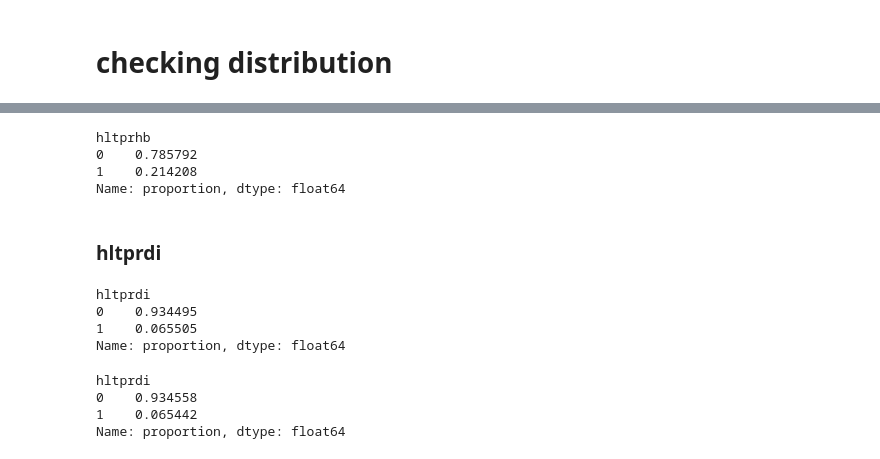
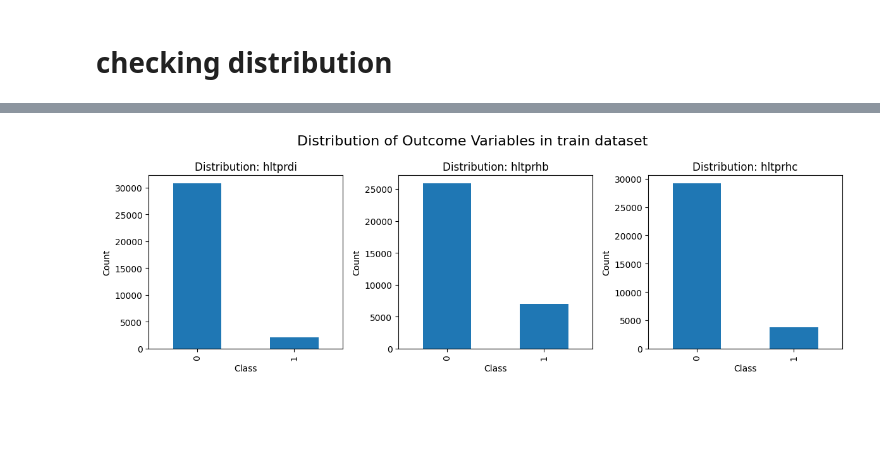
Before and after one commit to Dyretna/cf_bench, a Jupyter notebook: data/train_test_split.ipynb, the cells around one changed output, grey strips where cells are left out. Cells and saved outputs as stored; diff of their text form; code cells hidden in the pictures; blank space fills up the shorter version.

```diff
--- a/data/train_test_split.ipynb
+++ b/data/train_test_split.ipynb
@@ -194,23 +166,23 @@ Name: proportion, dtype: float64
-# %%
-test_df["hltprhb"].value_counts(normalize=True)
-# %% [output]
-hltprhb
-0    0.785792
-1    0.214208
-Name: proportion, dtype: float64
-# %% [markdown]
-### hltprdi
-# %%
-train_df["hltprdi"].value_counts(normalize=True)
-# %% [output]
-hltprdi
-0    0.934495
-1    0.065505
-Name: proportion, dtype: float64
-# %%
-test_df["hltprdi"].value_counts(normalize=True)
-# %% [output]
-hltprdi
-0    0.934558
-1    0.065442
-Name: proportion, dtype: float64
+# %%
+OUTCOMES = ["hltprdi", "hltprhb", "hltprhc"]
+FEATURES = [c for c in train_df.columns if c not in OUTCOMES]
+# %%
+import matplotlib.pyplot as plt
+
+fig, axes = plt.subplots(1, len(OUTCOMES), figsize=(12, 4))
+
+for ax, col in zip(axes, OUTCOMES):
+    train_df[col].value_counts().plot(kind="bar", ax=ax)
+    ax.set_title(f"Distribution: {col}")
+    ax.set_xlabel("Class")
+    ax.set_ylabel("Count")
+
+fig.suptitle("Distribution of Outcome Variables in train dataset", fontsize=16)
+
+plt.tight_layout()
+plt.subplots_adjust(top=0.85)
+
+plt.tight_layout()
+plt.show()
+# %% [output]
+[figure, added]
```
Also changed, not shown: parts of 13 cells of this notebook, 17 other files.
